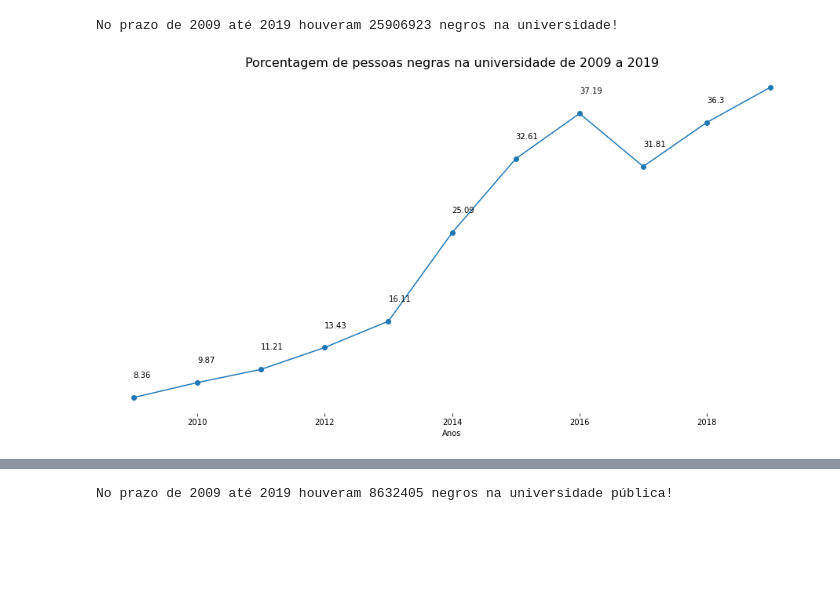
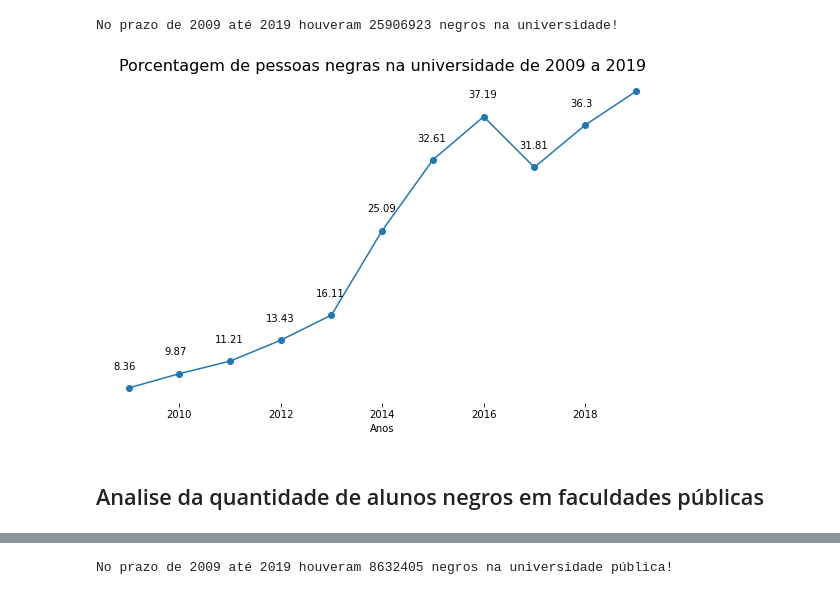
Before and after one commit to renatagsr/Desafio-Tecnico, a Jupyter notebook: Analise de dados por cota.ipynb, the cells around one changed output, grey strips where cells are left out. Cells and saved outputs as stored; diff of their text form; code cells hidden in the pictures; blank space fills up the shorter version.

```diff
--- a/Analise de dados por cota.ipynb
+++ b/Analise de dados por cota.ipynb
@@ -159,35 +145,37 @@ list_all_black_people_college = [percentage_2009, percentage_2010, percentage_20
 date = [2009, 2010, 2011, 2012, 2013, 2014, 2015, 2016, 2017, 2018, 2019]
 # %%
 def annotate(percentage, year, position):
-    return plt.annotate(round(percentage, 2), (year, percentage + position))
+    return plt.annotate(round(percentage, 2), (year - 0.3, percentage + position))
 # %%
-fig, ax = plt.subplots(figsize = (16, 8))
+fig, ax = plt.subplots(figsize = (10, 6))
 
 ax.spines['right'].set_visible(False)
 ax.spines['bottom'].set_visible(False)
 ax.spines['left'].set_visible(False)
 ax.spines['top'].set_visible(False)
 
 plt.plot(date, list_all_black_people_college, marker = 'o')
 
-annotate(percentage_2009, 2009)
-annotate(percentage_2010, 2010)
-annotate(percentage_2011, 2011)
-annotate(percentage_2012, 2012)
-annotate(percentage_2013, 2013)
-annotate(percentage_2014, 2014)
-annotate(percentage_2015, 2015)
-annotate(percentage_2016, 2016)
-annotate(percentage_2017, 2017)
-annotate(percentage_2018, 2018)
-annotate(percentage_2019, 2019)
+annotate(percentage_2009, 2009, 2)
+annotate(percentage_2010, 2010, 2)
+annotate(percentage_2011, 2011, 2)
+annotate(percentage_2012, 2012, 2)
+annotate(percentage_2013, 2013, 2)
+annotate(percentage_2014, 2014, 2)
+annotate(percentage_2015, 2015, 2)
+annotate(percentage_2016, 2016, 2)
+annotate(percentage_2017, 2017, 2)
+annotate(percentage_2018, 2018, 2)
+annotate(percentage_2019, 2019, 2)
 
 plt.gca().axes.get_yaxis().set_visible(False)
 plt.title('Porcentagem de pessoas negras na universidade de 2009 a 2019', fontsize = 16)
 plt.xlabel('Anos')
 plt.show()
 # %% [output]
-[figure, old version]
+[figure, new version]
+# %% [markdown]
+## Analise da quantidade de alunos negros em faculdades públicas
 # %%
 columns_ate_2016 = [
     "CO_CATEGORIA_ADMINISTRATIVA",
```
Also changed, not shown: parts of 15 cells of this notebook.
